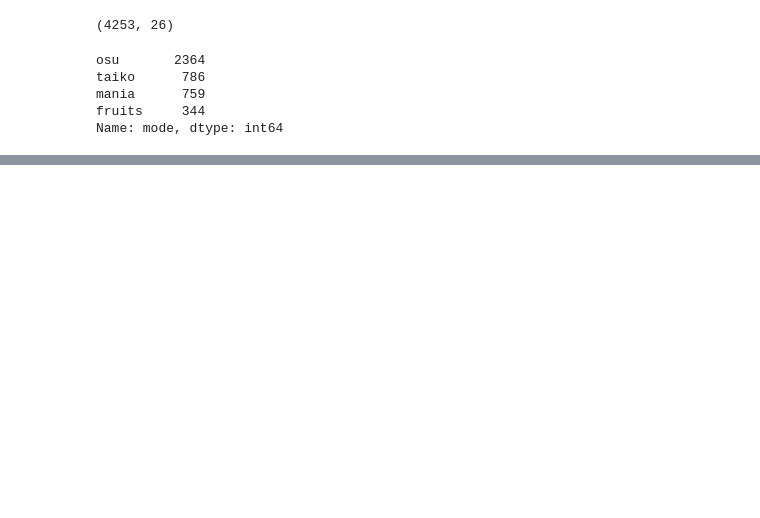
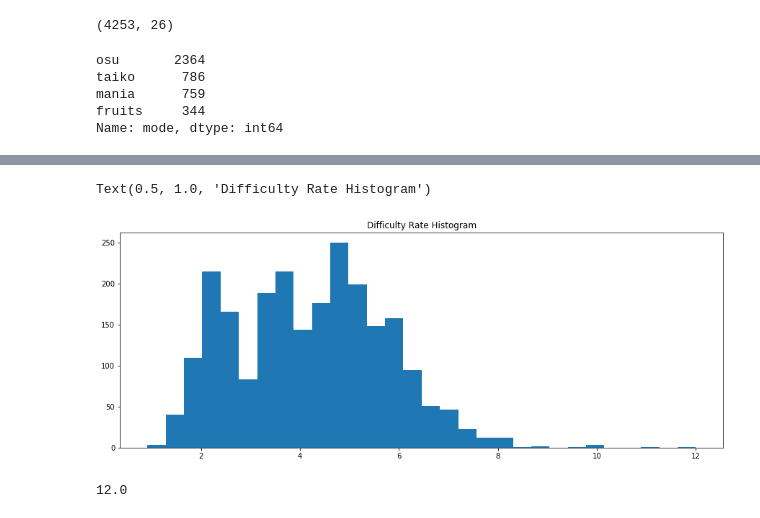
Before and after one commit to onrdmr/YapayZeka, a Jupyter notebook: YapayZekaProje/model.ipynb, the cells around one changed output, grey strips where cells are left out. Saved outputs shown, nothing was run; the diff lists cells and outputs as text; code cells hidden in the pictures; blank space fills up the shorter version.

```diff
--- a/YapayZekaProje/model.ipynb
+++ b/YapayZekaProje/model.ipynb
@@ -87,0 +117,10 @@ pd.DataFrame(x).describe()
+# %%
+plt.hist(y_,bins=30)
+plt.title("Difficulty Rate Histogram")
+# %% [output]
+Text(0.5, 1.0, 'Difficulty Rate Histogram')
+[figure, added]
+# %%
+np.max(y_)
+# %% [output]
+12.0
```
Also changed, not shown: parts of 55 cells of this notebook.
